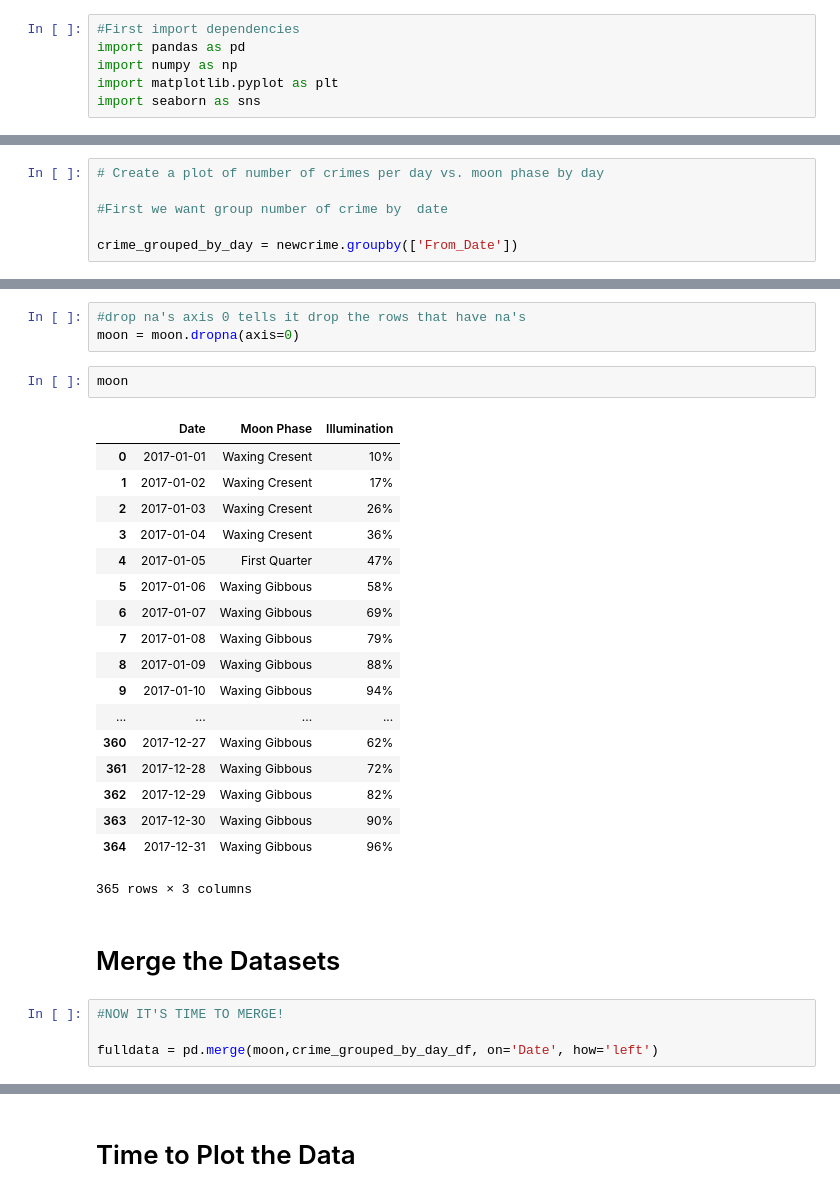
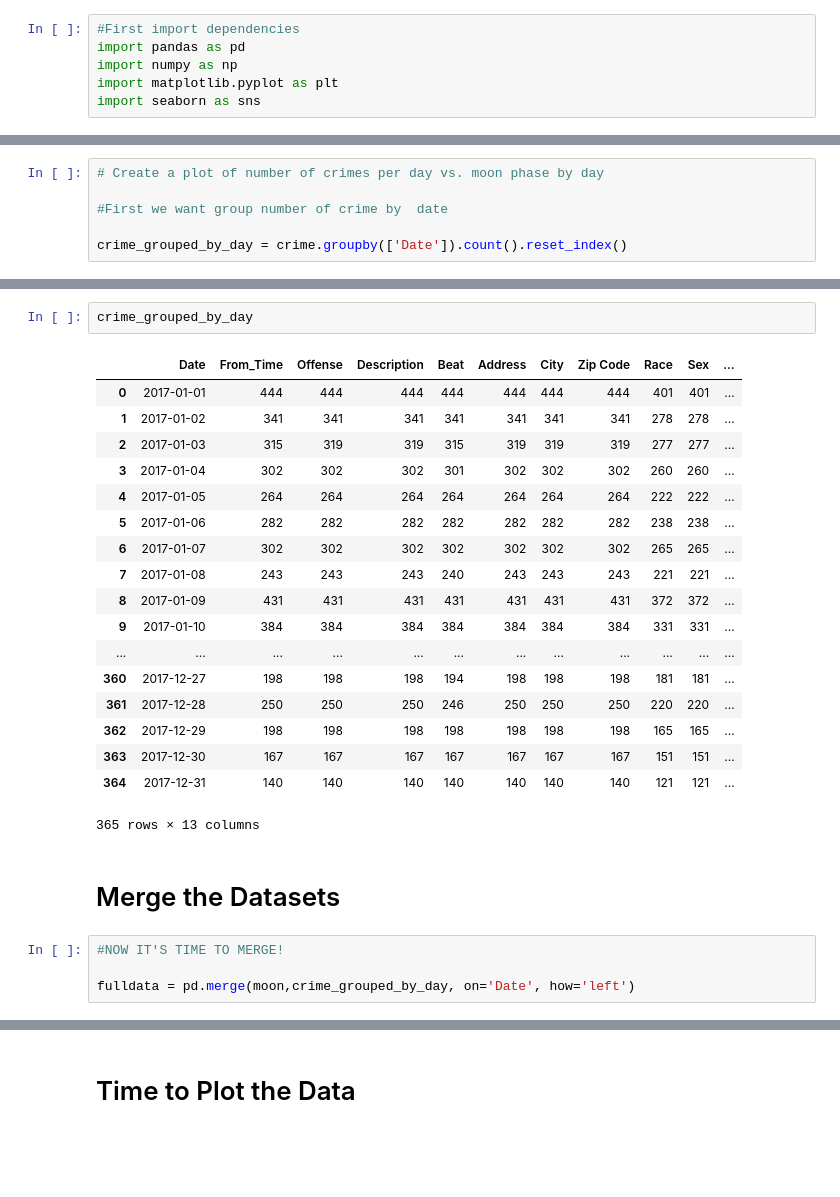
Before and after one commit to penguinistakc/team_mcgruff, a Jupyter notebook: Project Analysis.ipynb, the cells around one changed output, grey strips where cells are left out. Cells and saved outputs as stored; diff of their text form; blank space fills up the shorter version.

```diff
--- a/Project Analysis.ipynb
+++ b/Project Analysis.ipynb
@@ -72,4 +35,4 @@ newcrime
 
 #First we want group number of crime by  date
 
-crime_grouped_by_day = newcrime.groupby(['From_Date'])
+crime_grouped_by_day = crime.groupby(['Date']).count().reset_index()
@@ -223,33 +39,30 @@ moon.head(367)
-# %%
-#drop na's axis 0 tells it drop the rows that have na's
-moon = moon.dropna(axis=0)
-# %%
-moon
-# %% [output]
-|  | Date | Moon Phase | Illumination |
-| 0 | 2017-01-01 | Waxing Cresent | 10% |
-| 1 | 2017-01-02 | Waxing Cresent | 17% |
-| 2 | 2017-01-03 | Waxing Cresent | 26% |
-| 3 | 2017-01-04 | Waxing Cresent | 36% |
-| 4 | 2017-01-05 | First Quarter | 47% |
-| 5 | 2017-01-06 | Waxing Gibbous | 58% |
-| 6 | 2017-01-07 | Waxing Gibbous | 69% |
-| 7 | 2017-01-08 | Waxing Gibbous | 79% |
-| 8 | 2017-01-09 | Waxing Gibbous | 88% |
-| 9 | 2017-01-10 | Waxing Gibbous | 94% |
-| ... | ... | ... | ... |
-| 360 | 2017-12-27 | Waxing Gibbous | 62% |
-| 361 | 2017-12-28 | Waxing Gibbous | 72% |
-| 362 | 2017-12-29 | Waxing Gibbous | 82% |
-| 363 | 2017-12-30 | Waxing Gibbous | 90% |
-| 364 | 2017-12-31 | Waxing Gibbous | 96% |
-365 rows × 3 columns
+# %%
+crime_grouped_by_day
+# %% [output]
+|  | Date | From_Time | Offense | Description | Beat | Address | City | Zip Code | Race | Sex | ... |
+| 0 | 2017-01-01 | 444 | 444 | 444 | 444 | 444 | 444 | 444 | 401 | 401 | ... |
+| 1 | 2017-01-02 | 341 | 341 | 341 | 341 | 341 | 341 | 341 | 278 | 278 | ... |
+| 2 | 2017-01-03 | 315 | 319 | 319 | 315 | 319 | 319 | 319 | 277 | 277 | ... |
+| 3 | 2017-01-04 | 302 | 302 | 302 | 301 | 302 | 302 | 302 | 260 | 260 | ... |
+| 4 | 2017-01-05 | 264 | 264 | 264 | 264 | 264 | 264 | 264 | 222 | 222 | ... |
+| 5 | 2017-01-06 | 282 | 282 | 282 | 282 | 282 | 282 | 282 | 238 | 238 | ... |
+| 6 | 2017-01-07 | 302 | 302 | 302 | 302 | 302 | 302 | 302 | 265 | 265 | ... |
+| 7 | 2017-01-08 | 243 | 243 | 243 | 240 | 243 | 243 | 243 | 221 | 221 | ... |
+| 8 | 2017-01-09 | 431 | 431 | 431 | 431 | 431 | 431 | 431 | 372 | 372 | ... |
+| 9 | 2017-01-10 | 384 | 384 | 384 | 384 | 384 | 384 | 384 | 331 | 331 | ... |
+| ... | ... | ... | ... | ... | ... | ... | ... | ... | ... | ... | ... |
+| 360 | 2017-12-27 | 198 | 198 | 198 | 194 | 198 | 198 | 198 | 181 | 181 | ... |
+| 361 | 2017-12-28 | 250 | 250 | 250 | 246 | 250 | 250 | 250 | 220 | 220 | ... |
+| 362 | 2017-12-29 | 198 | 198 | 198 | 198 | 198 | 198 | 198 | 165 | 165 | ... |
+| 363 | 2017-12-30 | 167 | 167 | 167 | 167 | 167 | 167 | 167 | 151 | 151 | ... |
+| 364 | 2017-12-31 | 140 | 140 | 140 | 140 | 140 | 140 | 140 | 121 | 121 | ... |
+365 rows × 13 columns
 # %% [markdown]
 # Merge the Datasets
 # %%
 #NOW IT'S TIME TO MERGE!
 
-fulldata = pd.merge(moon,crime_grouped_by_day_df, on='Date', how='left')
+fulldata = pd.merge(moon,crime_grouped_by_day, on='Date', how='left')
 # %%
 fulldata
 # %% [output]
```
Also changed, not shown: parts of 24 cells of this notebook, 4 other files.
